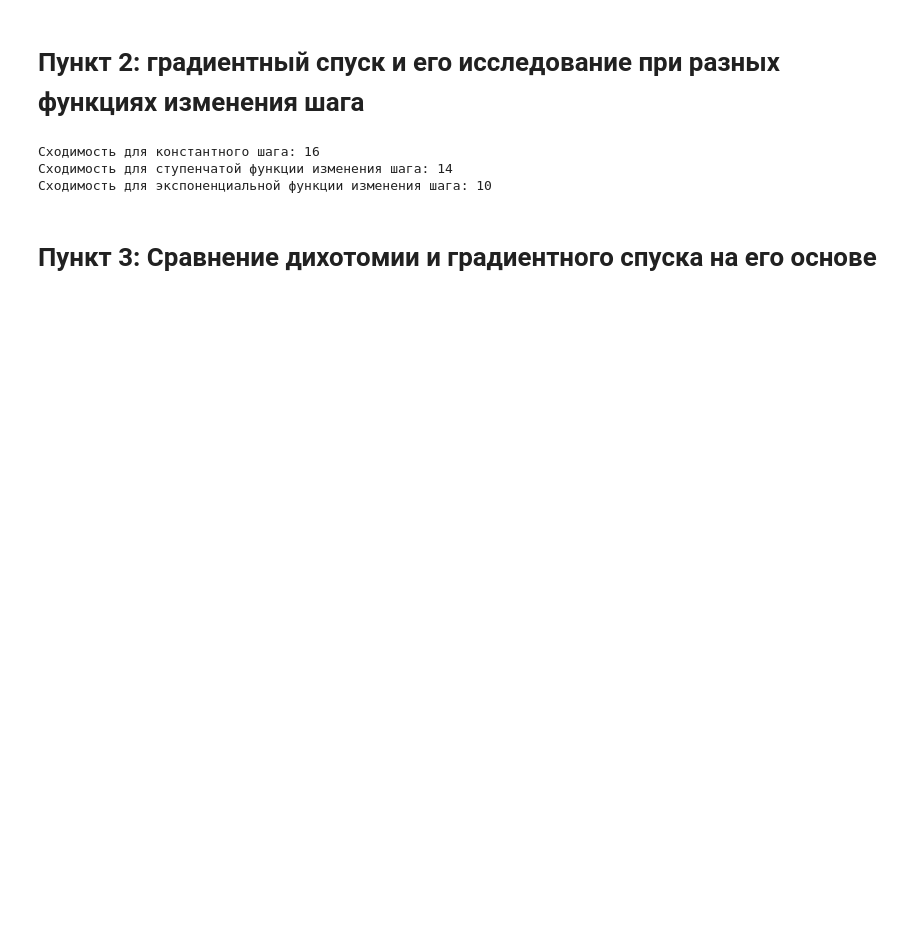
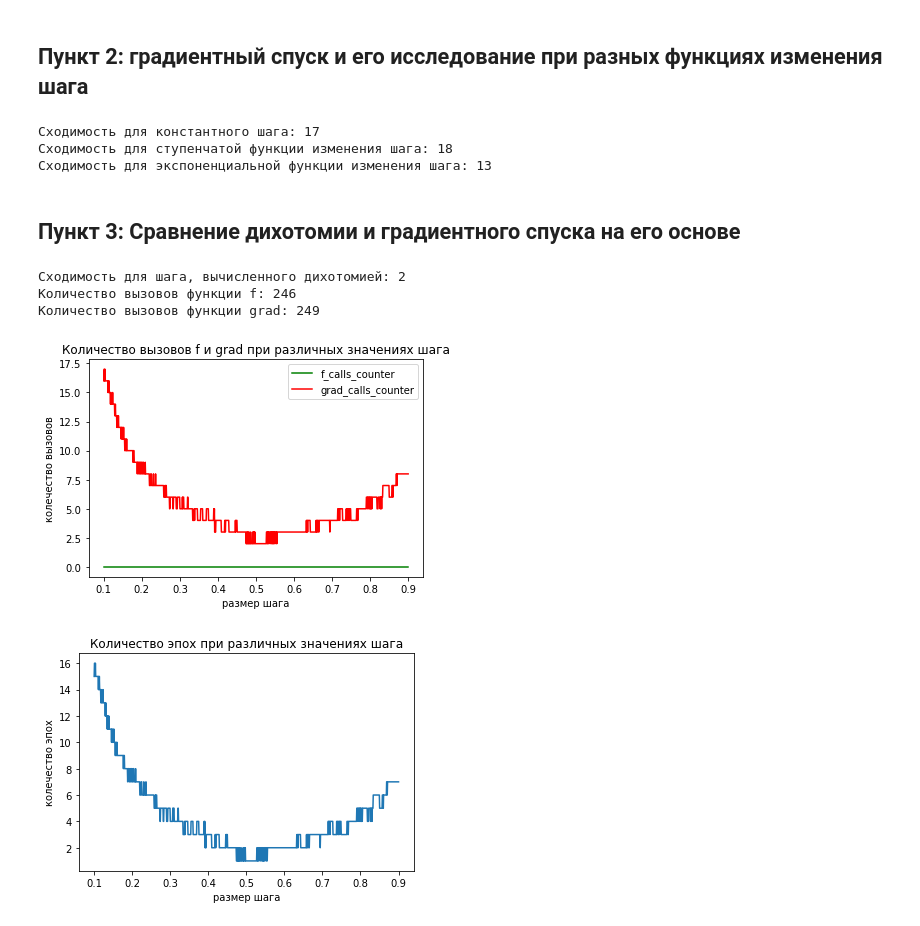
Before and after one commit to Volodka22/MetOpt, a Jupyter notebook: ans.ipynb, the cells around one changed output. Cells and saved outputs as stored; diff of their text form; code cells hidden in the pictures; blank space fills up the shorter version.

```diff
--- a/ans.ipynb
+++ b/ans.ipynb
@@ -60,26 +79,26 @@ plt.show()
 # %% [markdown]
-# Пункт 2: градиентный спуск и его исследование при разных функциях изменения шага
+## Пункт 2: градиентный спуск и его исследование при разных функциях изменения шага
 # %%
-def find_lyambda_step_function(xs):
+def lr_step_function(xs):
     x = xs[0]
     if(x<0) :
         return 0
     else :
         return 1
 
-def find_lyambda_exponent_function(xs):
+def lr_exponent_function(xs):
     x = xs[0]
     return pow(0.5, x)
 
 
 print("Сходимость для константного шага: " + str(get_min(f, 1e-6, (lambda a: 0.1), np.asarray([7.]))[1]))
 
-print("Сходимость для ступенчатой функции изменения шага: " + str(get_min(f, 1e-6, (lambda a: find_lyambda_step_function(x)), np.asarray([7.]))[1]))
+print("Сходимость для ступенчатой функции изменения шага: " + str(get_min(f, 1e-6, (lambda a: lr_step_function(x)), np.asarray([7.]))[1]))
 
-print("Сходимость для экспоненциальной функции изменения шага: " + str(get_min(f, 1e-6, (lambda a: find_lyambda_exponent_function(x)), np.asarray([7.]))[1]))
+print("Сходимость для экспоненциальной функции изменения шага: " + str(get_min(f, 1e-6, (lambda a: lr_exponent_function(x)), np.asarray([7.]))[1]))
 # %% [output]
-Сходимость для константного шага: 16
-Сходимость для ступенчатой функции изменения шага: 14
-Сходимость для экспоненциальной функции изменения шага: 10
+Сходимость для константного шага: 17
+Сходимость для ступенчатой функции изменения шага: 18
+Сходимость для экспоненциальной функции изменения шага: 13
 # %% [markdown]
-# Пункт 3: Сравнение дихотомии и градиентного спуска на его основе
+## Пункт 3: Сравнение дихотомии и градиентного спуска на его основе
@@ -85,0 +214,8 @@ print("Сходимость для экспоненциальной функци
+# %%
+compare_dichotomy_to_constant(f, np.asarray([7.]))
+# %% [output]
+Сходимость для шага, вычисленного дихотомией: 2
+Количество вызовов функции f: 246
+Количество вызовов функции grad: 249
+[figure, added]
+[figure, added]
```
Also changed, not shown: parts of 10 cells of this notebook.
